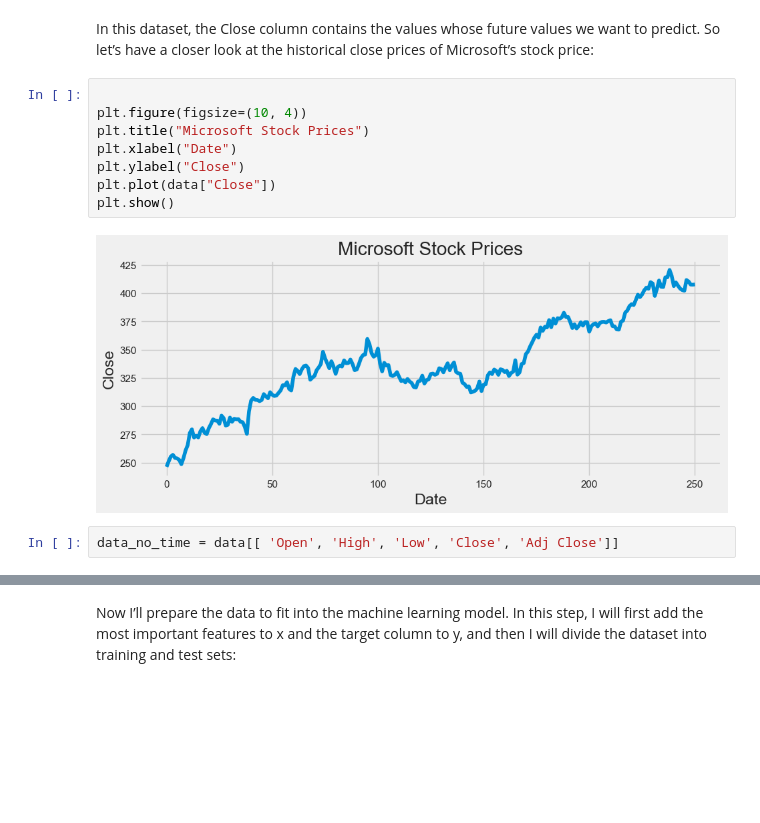
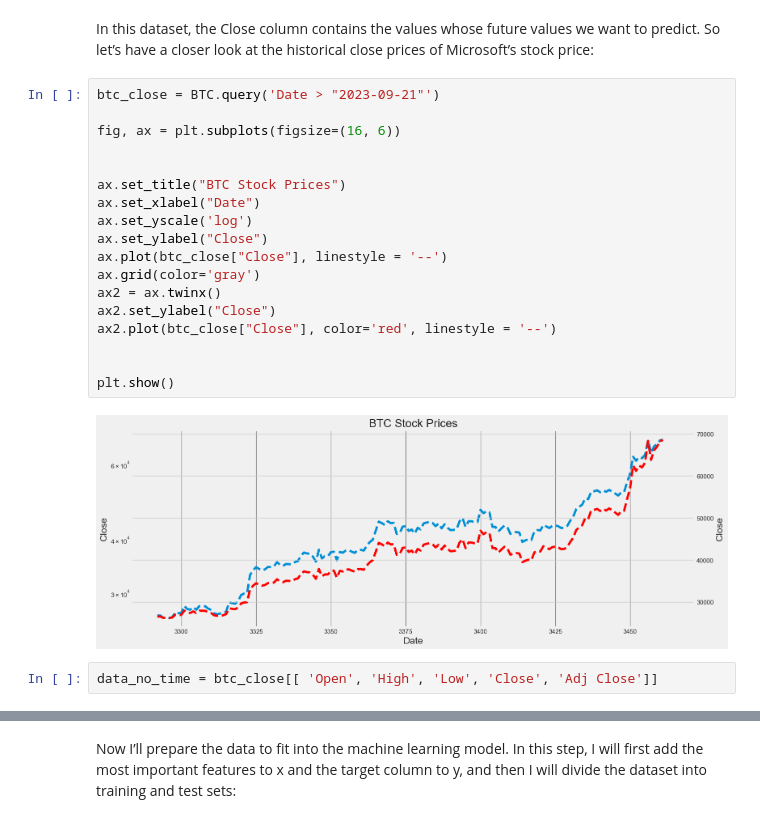
Before and after one commit to Gisch97/ML-DL-proyects, a Jupyter notebook: stocs prediction/stocks_predict.ipynb, the cells around one changed output, grey strips where cells are left out. Drawn from its saved outputs; the diff is of its cells as text; blank space fills up the shorter version.

```diff
--- a/stocs prediction/stocks_predict.ipynb
+++ b/stocs prediction/stocks_predict.ipynb
@@ -27,17 +35,27 @@ print(data.head())
 # %% [markdown]
 In this dataset, the Close column contains the values whose future values we want to predict. So let’s have a closer look at the historical close prices of Microsoft’s stock price:
-# %%
-
-plt.figure(figsize=(10, 4))
-plt.title("Microsoft Stock Prices")
-plt.xlabel("Date")
-plt.ylabel("Close")
-plt.plot(data["Close"])
-plt.show()
-# %% [output]
-[figure, removed]
+# %%
+btc_close = BTC.query('Date > "2023-09-21"')
+
+fig, ax = plt.subplots(figsize=(16, 6))
+
+
+ax.set_title("BTC Stock Prices")
+ax.set_xlabel("Date")
+ax.set_yscale('log')
+ax.set_ylabel("Close")
+ax.plot(btc_close["Close"], linestyle = '--')
+ax.grid(color='gray')
+ax2 = ax.twinx()
+ax2.set_ylabel("Close")
+ax2.plot(btc_close["Close"], color='red', linestyle = '--')
+
+
+plt.show()
+# %% [output]
+[figure, added]
 # %%
-data_no_time = data[[ 'Open', 'High', 'Low', 'Close', 'Adj Close']]
+data_no_time = btc_close[[ 'Open', 'High', 'Low', 'Close', 'Adj Close']]
 # %%
 print(data_no_time.corr())
 sns.heatmap(data_no_time.corr())
```
Also changed, not shown: parts of 4 cells of this notebook, 4 other files.
